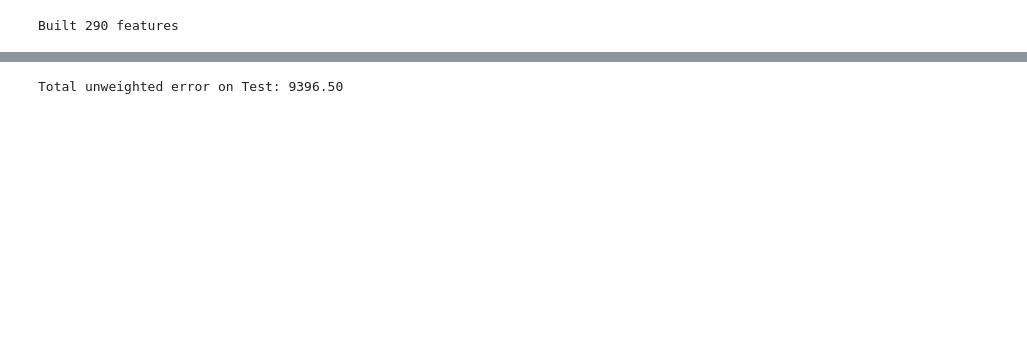
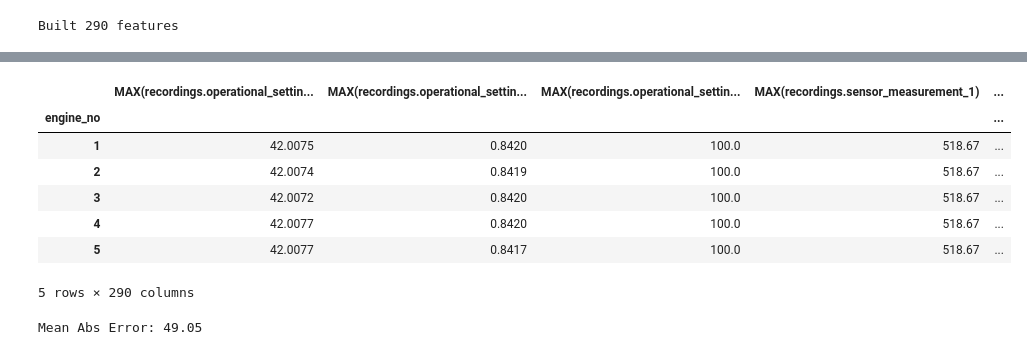
Before and after one commit to alteryx/predict-remaining-useful-life, a Jupyter notebook: LL Demo.ipynb, the cells around one changed output, grey strips where cells are left out. Cells and saved outputs as stored; diff of their text form; code cells hidden in the pictures; blank space fills up the shorter version.

```diff
--- a/LL Demo.ipynb
+++ b/LL Demo.ipynb
@@ -2,6 +18,7 @@
 import numpy as np
 import pandas as pd
 import featuretools as ft
+import utils
 
 operational_settings = ['operational_setting_{}'.format(i + 1) for i in range (3)]
 sensor_columns = ['sensor_measurement_{}'.format(i + 1) for i in range(26)]
@@ -9,9 +26,14 @@ cols = ['engine_no', 'time_in_cycles'] + operational_settings + sensor_columns
 
 data = pd.read_csv('data/RUL_train.txt', sep=' ', header=-1, names=cols)
 
-data = data.drop(cols[-5:], axis=1)
-data['index'] = data.index
-data.index = data['index']
+def clean_data(data, cols):
+    data = data.drop(cols[-5:], axis=1)
+    data['index'] = data.index
+    data.index = data['index']
+    data['time'] = pd.date_range('1/1/2000', periods=data.shape[0], freq='s')
+    return data
+
+data = clean_data(data, cols)
 data.head()
 # %% [output]
 |  | engine_no | time_in_cycles | operational_setting_1 | operational_setting_2 | operational_setting_3 | ... |
@@ -67,6 +46,0 @@ data.tail()
-# %%
-# Here we use the given labels from test
-# It seems the training problem requires creation of our own labels.
-# Using these for now to get DFS set up
-cutoff_times = data[['index', 'time']]
-cutoff_times['label'] = data.pop('label')
@@ -72,0 +53,3 @@ cutoff_times['label'] = data.pop('label')
+# %%
+cutoff_times = utils.make_cutoff_times(data)
+cutoff_times.head()
@@ -100,12 +96,10 @@ Entityset: Dataset
 # %%
 from featuretools.primitives import Sum, Mean, Std, Skew, Max, Min, Last, CumSum, Diff, Trend
-
-cutoff_times2 = new_labels(data, labels)
 fm, features = ft.dfs(entityset=es,
                       target_entity='engines',
                       agg_primitives=[Max, Min, Last],
                       trans_primitives=[],
-                      cutoff_time=cutoff_times2,
+                      cutoff_time=cutoff_times,
                       max_depth=3,
                       verbose=True)
 # %% [output]
@@ -170,17 +146,24 @@ Total unweighted error: 2618.50
 # %%
+
 data2 = pd.read_csv('data/RUL_test.txt', sep=' ', header=-1, names=cols)
-data2 = data2.drop(cols[-5:], axis=1)
-data2['index'] = data2.index
-data2.index = data2['index']
-data2['time'] = pd.date_range('1/1/2000', periods=data2.shape[0], freq='s')
+data2 = clean_data(data2, cols)
 
 es2 = make_entityset(data2)
 fm2 = ft.calculate_feature_matrix(entityset=es2, features=features, verbose=True)
+fm2.head()
+# %% [output]
+|  | MAX(recordings.operational_settin... | MAX(recordings.operational_settin... | MAX(recordings.operational_settin... | MAX(recordings.sensor_measurement_1) | ... |
+| engine_no |  |  |  |  | ... |
+| 1 | 42.0075 | 0.8420 | 100.0 | 518.67 | ... |
+| 2 | 42.0074 | 0.8419 | 100.0 | 518.67 | ... |
+| 3 | 42.0072 | 0.8420 | 100.0 | 518.67 | ... |
+| 4 | 42.0077 | 0.8420 | 100.0 | 518.67 | ... |
+| 5 | 42.0077 | 0.8417 | 100.0 | 518.67 | ... |
+5 rows × 290 columns
 # %%
 X = fm2.copy().fillna(0)
-y = pd.read_csv('data/RUL_test_truth.txt', sep=' ', header=-1, names=['label'], index_col=False)
+y = pd.read_csv('data/RUL_test_truth.txt', sep=' ', header=-1, names=['RUL'], index_col=False)
 preds2 = reg.predict(X)
-print('Total unweighted error on Test: {:.2f}'.format(
-    np.sum([np.abs(y.values[i] - pred) for i, pred in enumerate(preds2)])))
+print('Mean Abs Error: {:.2f}'.format(mean_absolute_error(preds2, y)))
 # %% [output]
-Total unweighted error on Test: 9396.50
+Mean Abs Error: 49.05
```
Also changed, not shown: parts of 13 cells of this notebook, 1 other file.
